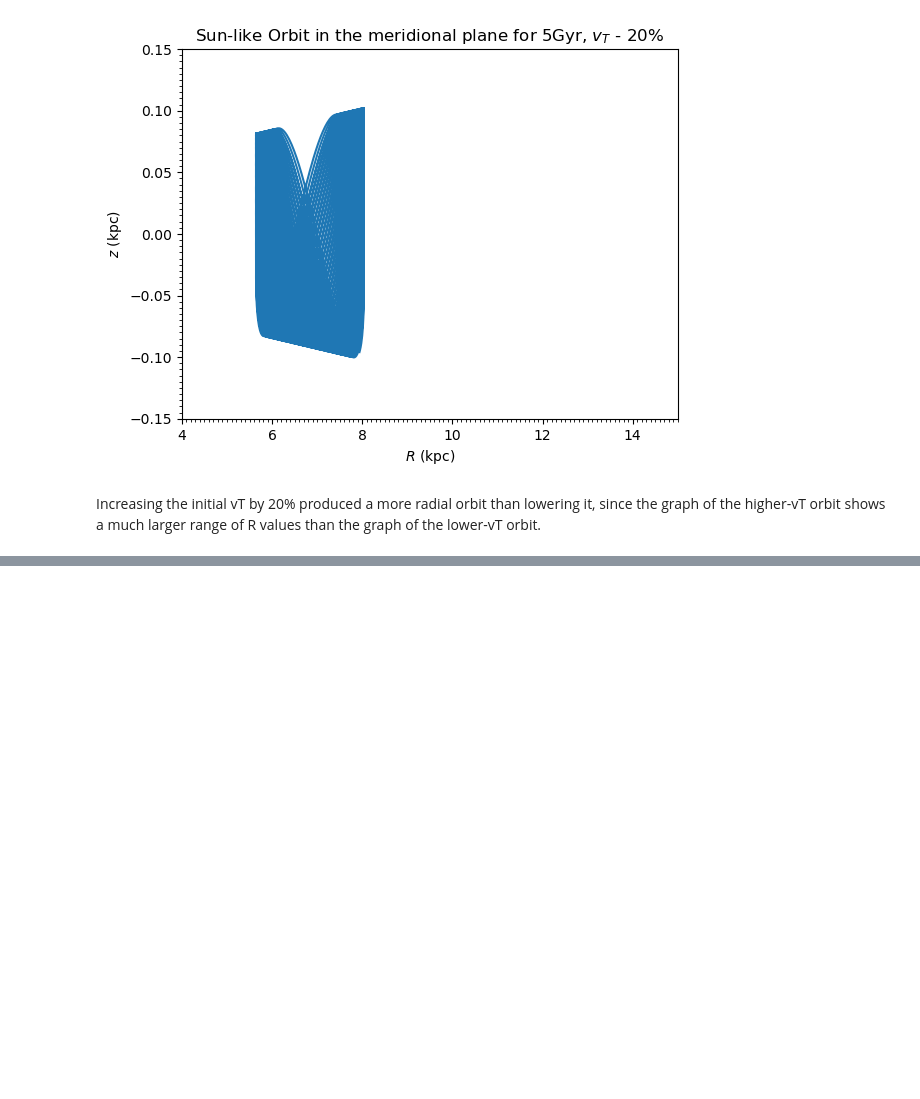
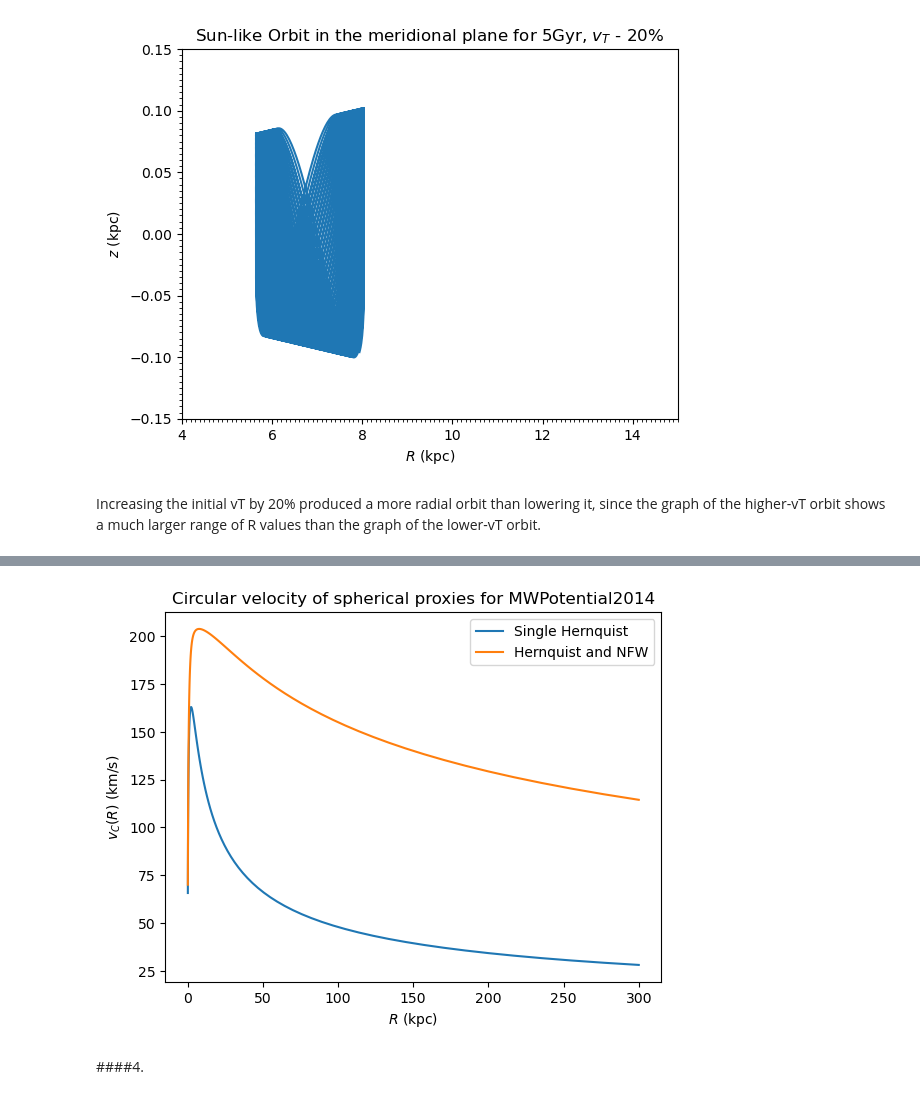
Before and after one commit to mylana-vn/onboarding-exercises, a Jupyter notebook: onboarding_exercises.ipynb, the cells around one changed output, grey strips where cells are left out. Saved outputs shown, nothing was run; the diff lists cells and outputs as text; code cells hidden in the pictures; blank space fills up the shorter version.

```diff
--- a/onboarding_exercises.ipynb
+++ b/onboarding_exercises.ipynb
@@ -303,0 +433,19 @@ Increasing the initial vT by 20% produced a more radial orbit than lowering it,
+# %%
+hq_best = HernquistPotential(amp=best_M_hq * u.Msun, a=best_a_hq * u.kpc)
+hq_vcirc = hq_best.vcirc(r_grid)
+combined_potential = HernquistPotential(amp=best_M_hq * u.Msun, a=best_a_hq * u.kpc) \
+    + NFWPotential(amp=best_M_nfw * u.Msun, a=best_a_nfw * u.kpc)
+
+combined_vcirc = combined_potential.vcirc(r_grid)
+
+plt.plot(r_grid,hq_vcirc,label="Single Hernquist")
+plt.plot(r_grid,combined_vcirc,label="Hernquist and NFW")
+plt.xlabel("$R$ (kpc)")
+plt.ylabel("$v_C(R)$ (km/s)")
+plt.title("Circular velocity of spherical proxies for MWPotential2014")
+plt.legend()
+plt.show()
+# %% [output]
+[figure, added]
+# %% [markdown]
+####4.
```
Also changed, not shown: parts of 11 cells of this notebook.
